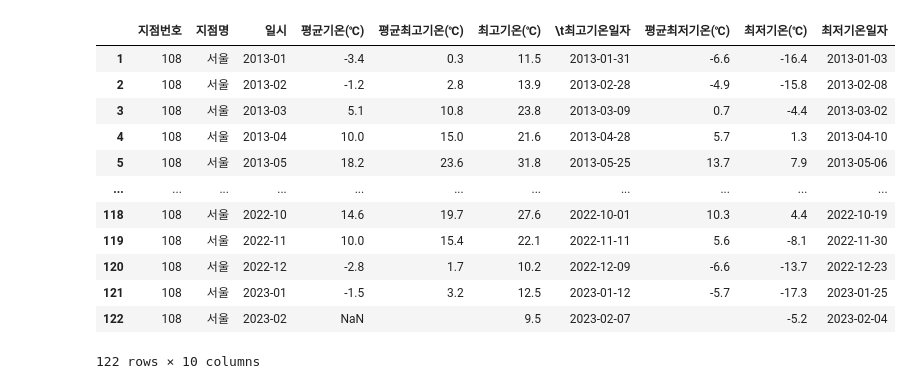
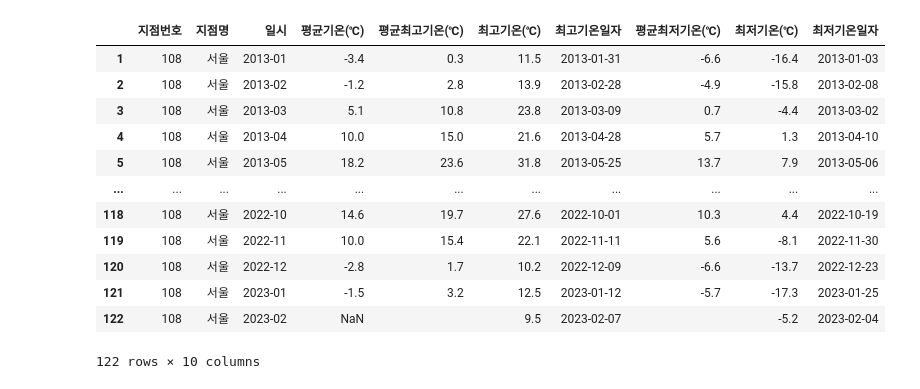
Before and after one commit to ljw971125/Python, a Jupyter notebook: pandas.ipynb, the cells around one changed output. Saved outputs shown, nothing was run; the diff lists cells and outputs as text; code cells hidden in the pictures.

```diff
--- a/pandas.ipynb
+++ b/pandas.ipynb
@@ -809,35 +809,36 @@ data.head(20)
 
 # 0~10행까지 삭제(drop)
 #data=data.drop(data[0:11],axis=0) #axis=1 세로축 삭제 axis=0 가로축 삭제
 data=data.drop(range(0,11)) #data=data.drop([0,1,3,5])
 data
 data.tail(20)
 #134: 삭제
 #len(data) ; data.shape
 data=data.drop(range(134,145))
 
 #index삭제하여 번호 재지정
 data.reset_index(inplace=True,drop=True)
 #필요없는 문자열 제거(\t)
 data[0]=data[0].str.replace('\t',' ') #Serial에서 str변경 사용가능
-
+data[6]=data[6].str.replace('\t',' ')
 #첫행을 columns로 설정
 header=data.iloc[0] #첫행 데이터 저장
 header
 data=data[1:] #첫행 데이터 분리
 data.rename(columns=header,inplace=True)
 data
 #data.info()
 #data['평균기온(℃)'].max() #결과 오류발생: 발생원인:문자열->float
 #위의 문제를 해결하기 위해서 특정한 열의 형을 변환해줘야함
 #data['평균기온(℃)'].max() 데이터를 float형으로 형변환 하시오.
 #data=data.astype({'평균기온':'float'})
 data['평균기온(℃)']=pd.to_numeric(data['평균기온(℃)'])
 data['평균기온(℃)'].max()
 #data.info()
 data
+#기온
 # %% [output]
-|  | 지점번호 | 지점명 | 일시 | 평균기온(℃) | 평균최고기온(℃) | 최고기온(℃) | \t최고기온일자 | 평균최저기온(℃) | 최저기온(℃) | 최저기온일자 |
+|  | 지점번호 | 지점명 | 일시 | 평균기온(℃) | 평균최고기온(℃) | 최고기온(℃) | 최고기온일자 | 평균최저기온(℃) | 최저기온(℃) | 최저기온일자 |
 | 1 | 108 | 서울 | 2013-01 | -3.4 | 0.3 | 11.5 | 2013-01-31 | -6.6 | -16.4 | 2013-01-03 |
 | 2 | 108 | 서울 | 2013-02 | -1.2 | 2.8 | 13.9 | 2013-02-28 | -4.9 | -15.8 | 2013-02-08 |
 | 3 | 108 | 서울 | 2013-03 | 5.1 | 10.8 | 23.8 | 2013-03-09 | 0.7 | -4.4 | 2013-03-02 |
```
